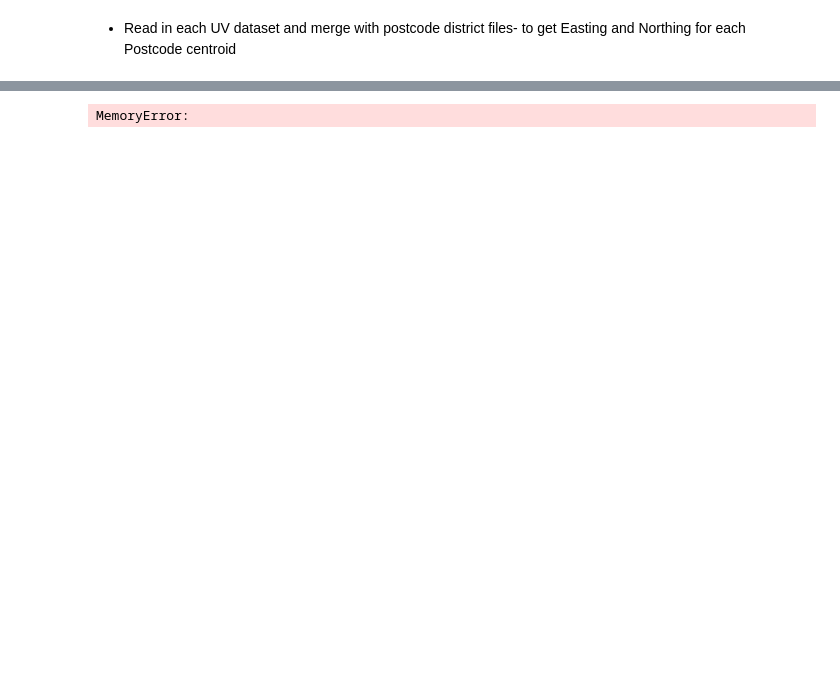
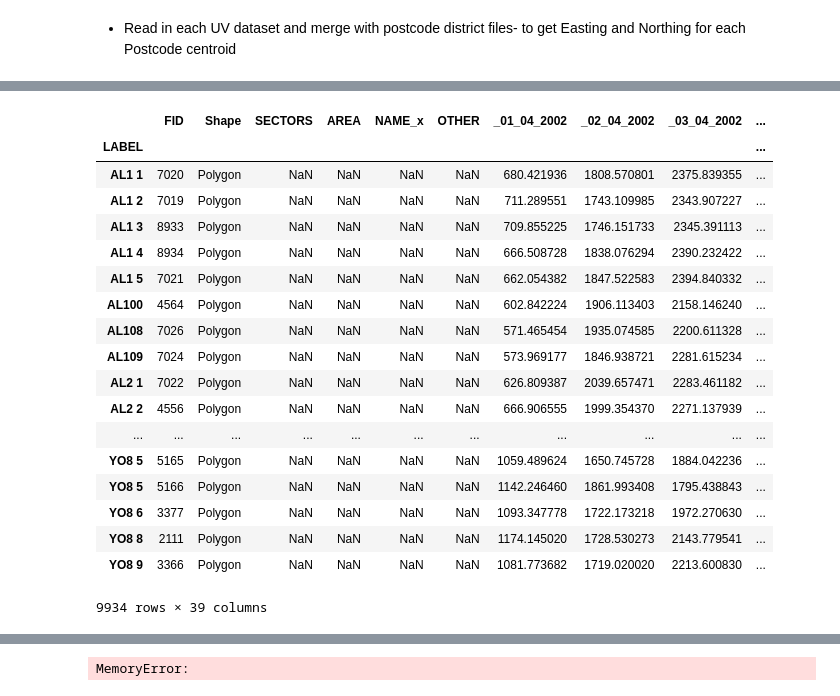
Before and after one commit to annalisasheehan/ICL_Diabetes, a Jupyter notebook: UV_postcode_district.ipynb, the cells around one changed output, grey strips where cells are left out. Cells and saved outputs as stored; diff of their text form; code cells hidden in the pictures; blank space fills up the shorter version.

```diff
--- a/UV_postcode_district.ipynb
+++ b/UV_postcode_district.ipynb
@@ -6,7 +6,9 @@ import os
 # %% [markdown]
 - Read in each UV dataset and merge with postcode district files- to get Easting and Northing for each Postcode centroid
 # %%
-postcode = pd.read_csv(r"S:\Projects\SAHSU_Share\Diabetes\Datasets\Postcodes\postcode_district_4.csv")
+d4 = pd.read_csv(r"S:\Projects\SAHSU_Share\Diabetes\Datasets\Postcodes\d4_centroid_LAD.csv")
+# %%
+d4 = d4[['District', 'ONS_LABEL', 'NAME']]
 # %%
-postcode = postcode.rename(columns={'District':'LABEL'})
-postcode = postcode.set_index('LABEL')
+d4 = d4.rename(columns={'District':'LABEL'})
+d4 = d4.set_index('LABEL')
@@ -58,3 +60,38 @@ Jan03 = Jan03.set_index('LABEL')
 Feb03 = Feb03.set_index('LABEL')
 Dec02 = Dec02.set_index('LABEL')
 Aug02 = Aug02.set_index('LABEL')
+# %%
+Apr03_LAD = Apr03.merge(d4, how='left', left_index=True, right_index=True)
+Sep02_LAD = Sep02.merge(d4, how='left', left_index=True, right_index=True)
+Oct02_LAD = Oct02.merge(d4, how='left', left_index=True, right_index=True)
+Nov02_LAD = Nov02.merge(d4, how='left', left_index=True, right_index=True)
+May03_LAD = May03.merge(d4, how='left', left_index=True, right_index=True)
+Mar03_LAD = Mar03.merge(d4, how='left', left_index=True, right_index=True)
+Jun03_LAD = Jun03.merge(d4, how='left', left_index=True, right_index=True)
+Jul02_LAD = Jul02.merge(d4, how='left', left_index=True, right_index=True)
+Jan03_LAD = Jan03.merge(d4, how='left', left_index=True, right_index=True)
+Feb03_LAD = Feb03.merge(d4, how='left', left_index=True, right_index=True)
+Dec02_LAD = Dec02.merge(d4, how='left', left_index=True, right_index=True)
+Aug02_LAD = Aug02.merge(d4, how='left', left_index=True, right_index=True)
+# %%
+Apr03_LAD
+# %% [output]
+|  | FID | Shape | SECTORS | AREA | NAME_x | OTHER | _01_04_2002 | _02_04_2002 | _03_04_2002 | ... |
+| LABEL |  |  |  |  |  |  |  |  |  | ... |
+| AL1 1 | 7020 | Polygon | NaN | NaN | NaN | NaN | 680.421936 | 1808.570801 | 2375.839355 | ... |
+| AL1 2 | 7019 | Polygon | NaN | NaN | NaN | NaN | 711.289551 | 1743.109985 | 2343.907227 | ... |
+| AL1 3 | 8933 | Polygon | NaN | NaN | NaN | NaN | 709.855225 | 1746.151733 | 2345.391113 | ... |
+| AL1 4 | 8934 | Polygon | NaN | NaN | NaN | NaN | 666.508728 | 1838.076294 | 2390.232422 | ... |
+| AL1 5 | 7021 | Polygon | NaN | NaN | NaN | NaN | 662.054382 | 1847.522583 | 2394.840332 | ... |
+| AL100 | 4564 | Polygon | NaN | NaN | NaN | NaN | 602.842224 | 1906.113403 | 2158.146240 | ... |
+| AL108 | 7026 | Polygon | NaN | NaN | NaN | NaN | 571.465454 | 1935.074585 | 2200.611328 | ... |
+| AL109 | 7024 | Polygon | NaN | NaN | NaN | NaN | 573.969177 | 1846.938721 | 2281.615234 | ... |
+| AL2 1 | 7022 | Polygon | NaN | NaN | NaN | NaN | 626.809387 | 2039.657471 | 2283.461182 | ... |
+| AL2 2 | 4556 | Polygon | NaN | NaN | NaN | NaN | 666.906555 | 1999.354370 | 2271.137939 | ... |
+| ... | ... | ... | ... | ... | ... | ... | ... | ... | ... | ... |
+| YO8 5 | 5165 | Polygon | NaN | NaN | NaN | NaN | 1059.489624 | 1650.745728 | 1884.042236 | ... |
+| YO8 5 | 5166 | Polygon | NaN | NaN | NaN | NaN | 1142.246460 | 1861.993408 | 1795.438843 | ... |
+| YO8 6 | 3377 | Polygon | NaN | NaN | NaN | NaN | 1093.347778 | 1722.173218 | 1972.270630 | ... |
+| YO8 8 | 2111 | Polygon | NaN | NaN | NaN | NaN | 1174.145020 | 1728.530273 | 2143.779541 | ... |
+| YO8 9 | 3366 | Polygon | NaN | NaN | NaN | NaN | 1081.773682 | 1719.020020 | 2213.600830 | ... |
+9934 rows × 39 columns
```
Also changed, not shown: parts of 9 cells of this notebook.
